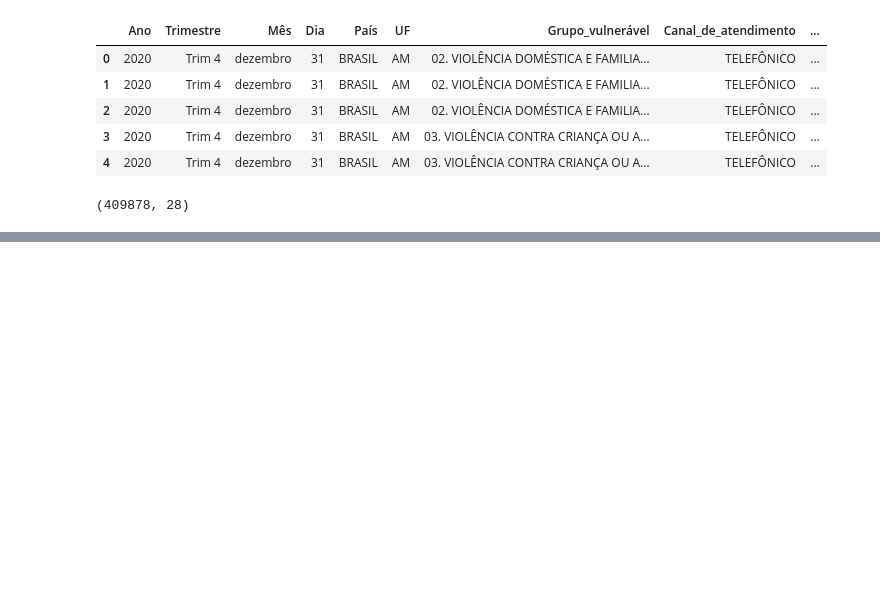
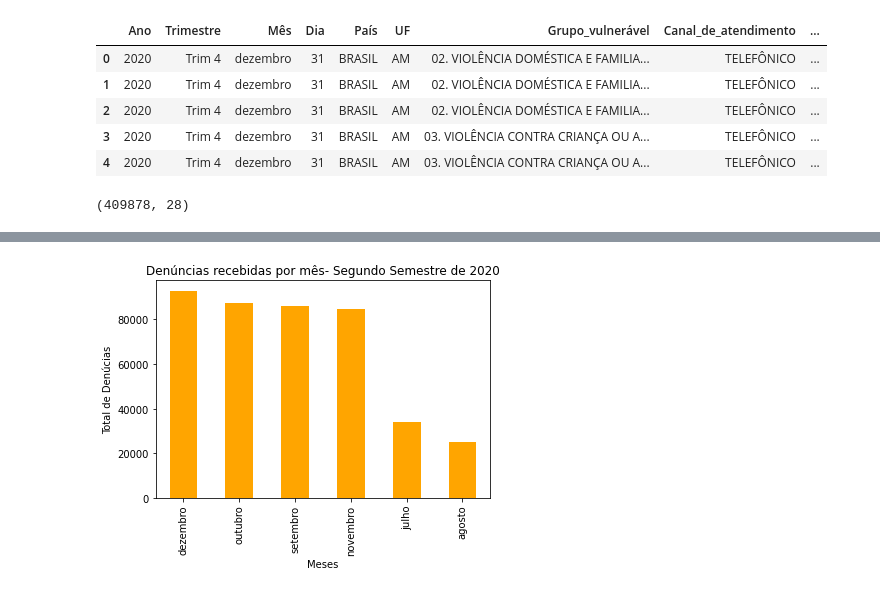
Before and after one commit to filledeoya9/Analise-dos-Dados-das-denuncias-de-violacao-de-direitos-humanos-e-violencia-contra-a-mulher-, a Jupyter notebook: Analise_dos_Dados_das_denuncias_de_violacao_de_direitos_humanos_e_violencia_contra_a_mulher.ipynb, the cells around one changed output, grey strips where cells are left out. Drawn from its saved outputs; the diff is of its cells as text; code cells hidden in the pictures; blank space fills up the shorter version.

```diff
--- a/Analise_dos_Dados_das_denuncias_de_violacao_de_direitos_humanos_e_violencia_contra_a_mulher.ipynb
+++ b/Analise_dos_Dados_das_denuncias_de_violacao_de_direitos_humanos_e_violencia_contra_a_mulher.ipynb
@@ -104,0 +83,7 @@ dtype: object
+# %%
+import matplotlib.pyplot as plt
+df['Mês'].value_counts().plot.bar(title="Denúncias recebidas por mês- Segundo Semestre de 2020", color="orange");
+plt.ylabel ("Total de Denúcias");
+plt.xlabel ("Meses");
+# %% [output]
+[figure, added]
```
Also changed, not shown: parts of 7 cells of this notebook.
